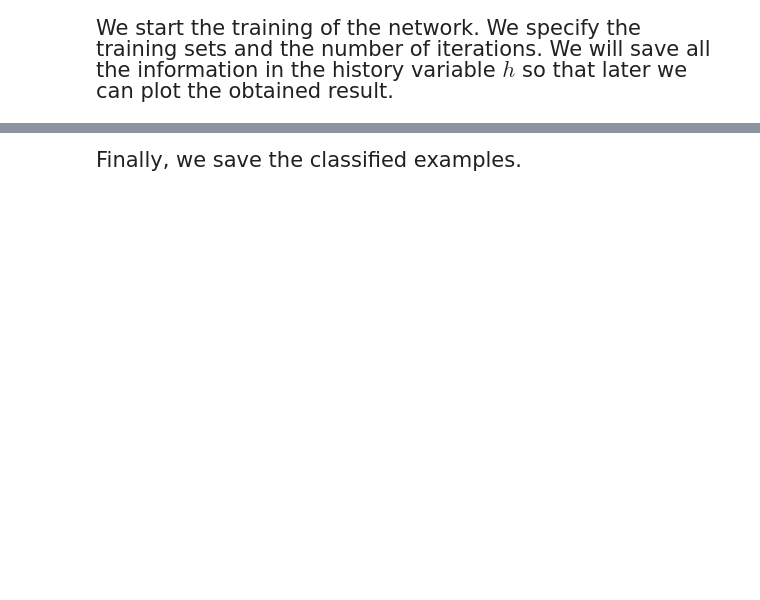
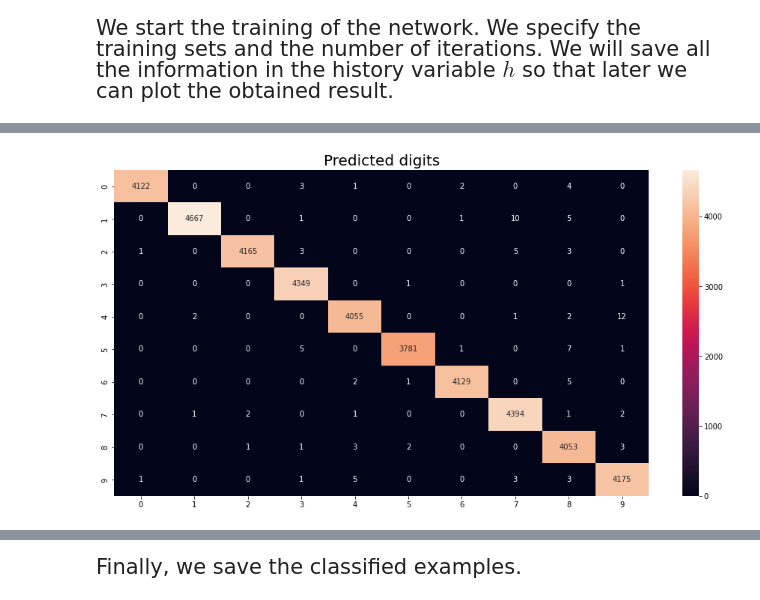
Before and after one commit to Ruddy9501/Digit-Recognizer, a Jupyter notebook: Digit Recognizer/digit-recognizer-ensemble-methods-cnn-99-625.ipynb, the cells around one changed output, grey strips where cells are left out. Cells and saved outputs as stored; diff of their text form; code cells hidden in the pictures; blank space fills up the shorter version.

Commit message:
add code digit recognizer

```diff
--- a/Digit Recognizer/digit-recognizer-ensemble-methods-cnn-99-625.ipynb
+++ b/Digit Recognizer/digit-recognizer-ensemble-methods-cnn-99-625.ipynb
@@ -333 +348,15 @@ Epoch 00057: early stopping
+# %%
+result = np.zeros((X.shape[0], 10))
+for i in range(n_models):
+    result = result + model[i].predict(X)
+
+y_pred = result.argmax(axis = 1)
+y_real = Y.argmax(axis = 1)
+
+plt.figure(figsize = (16,8))
+plt.title('Predicted digits', size=20)
+sns.heatmap(confusion_matrix(y_real, y_pred), annot=True, fmt = '.0f')
+plt.show()
+# %% [output]
+[figure, added]
 # %% [markdown]
```
Also changed, not shown: parts of 28 cells of this notebook.
